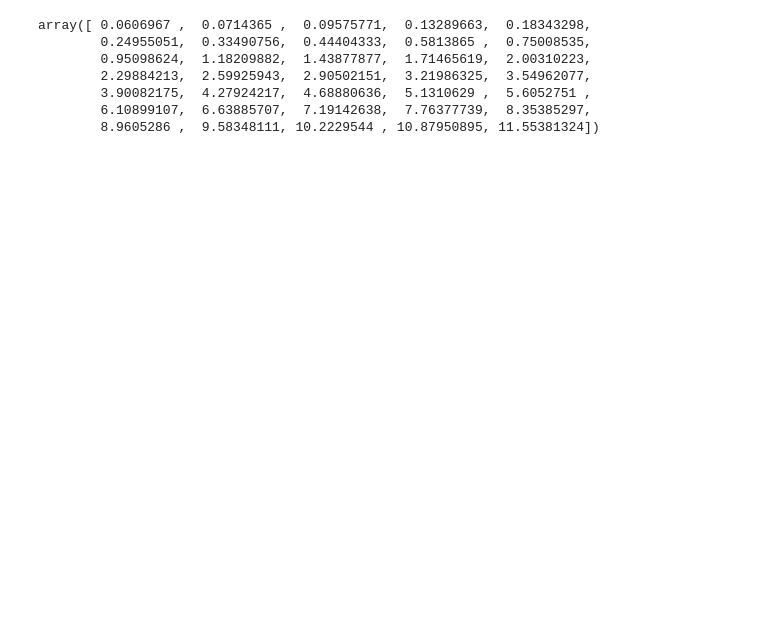
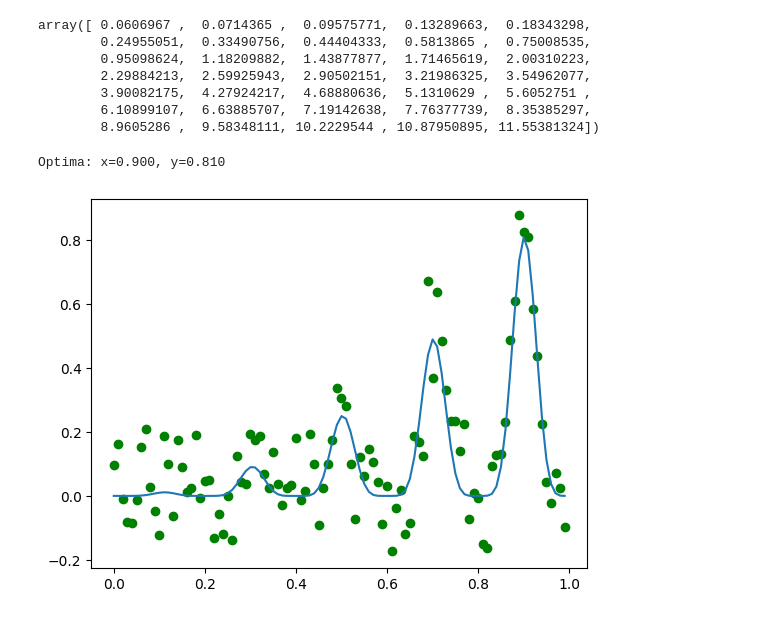
Before and after one commit to qwrttqr/BayOpt, a Jupyter notebook: test.ipynb, the cells around one changed output. Saved outputs shown, nothing was run; the diff lists cells and outputs as text; code cells hidden in the pictures; blank space fills up the shorter version.

```diff
--- a/test.ipynb
+++ b/test.ipynb
@@ -84,3 +84,35 @@ array([ 0.0606967 ,  0.0714365 ,  0.09575771,  0.13289663,  0.18343298,
         3.90082175,  4.27924217,  4.68880636,  5.1310629 ,  5.6052751 ,
         6.10899107,  6.63885707,  7.19142638,  7.76377739,  8.35385297,
         8.9605286 ,  9.58348111, 10.2229544 , 10.87950895, 11.55381324])
+# %%
+# example of the test problem
+from math import sin
+from math import pi
+from numpy import arange
+from numpy import argmax
+from numpy.random import normal
+from matplotlib import pyplot
+
+# objective function
+def objective(x, noise=0.1):
+	noise = normal(loc=0, scale=noise)
+	return (x**2 * sin(5 * pi * x)**6.0) + noise
+
+# grid-based sample of the domain [0,1]
+X = arange(0, 1, 0.01)
+# sample the domain without noise
+y = [objective(x, 0) for x in X]
+# sample the domain with noise
+ynoise = [objective(x) for x in X]
+# find best result
+ix = argmax(y)
+print('Optima: x=%.3f, y=%.3f' % (X[ix], y[ix]))
+# plot the points with noise
+pyplot.scatter(X, ynoise, color='green')
+# plot the points without noise
+pyplot.plot(X, y)
+# show the plot
+pyplot.show()
+# %% [output]
+Optima: x=0.900, y=0.810
+[figure, added]
```
Also changed, not shown: 1 other file.
